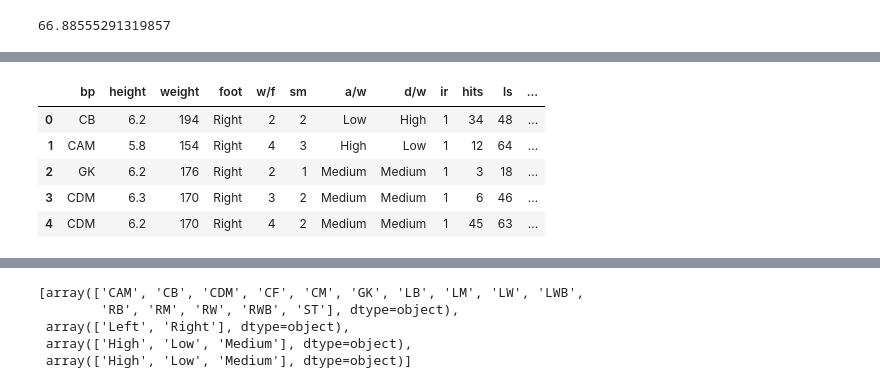
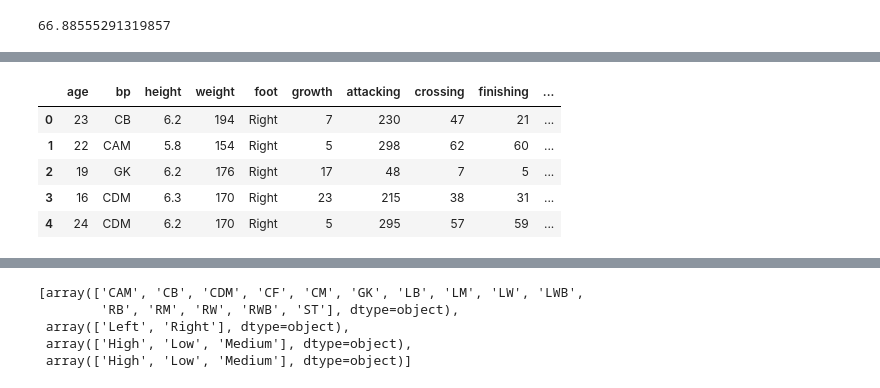
Before and after one commit to lleonrivero/Fifa, a Jupyter notebook: Fifa.ipynb, the cells around one changed output, grey strips where cells are left out. Cells and saved outputs as stored; diff of their text form; code cells hidden in the pictures.

```diff
--- a/Fifa.ipynb
+++ b/Fifa.ipynb
@@ -825,9 +633,5 @@ Index(['id', 'name', 'age', 'nationality', 'club', 'bp', 'position',
 # %%
-val = val.drop(['id','loan_date_end', 'gk_diving', 'gk_handling',
-                            'gk_kicking', 'gk_positioning',
-                            'gk_reflexes','defending', 'standing_tackle',
-                            'sliding_tackle', 'acceleration', 'sprint_speed',
-                            'dribbling', 'curve', 'ball_control', 'agility', 'short_passing',
-                            'attacking', 'skill', 'mentality', 'interceptions', 'marking',
-                  'value', 'wage', 'release_clause', 'position', 'name', 'nationality', 'club',
-                  'team_&_contract', 'joined', 'contract'], axis=1)
+val = val.drop(['loan_date_end', 'id','value', 'wage', 'release_clause',
+                  'position', 'name', 'nationality', 'club', 'team_&_contract',
+                  'joined', 'contract'], axis=1)
+val.shape
@@ -911,16 +665,16 @@ X_norm_numval.shape
 # %%
 # Converting column 'height' into numerical.
-catval['height'] = catval['height'].str.replace("'",'.')
-catval['height'] = catval['height'].str.replace('"','')
-catval['height'] = pd.to_numeric(catval['height'], errors='coerce')
+val['height'] = val['height'].str.replace("'",'.')
+val['height'] = val['height'].str.replace('"','')
+val['height'] = pd.to_numeric(val['height'], errors='coerce')
 
 # Converting column 'weight' into numerical.
-catval['weight'] = catval['weight'].str.replace('lbs','')
-catval['weight'] = pd.to_numeric(catval['weight'], errors='coerce')
+val['weight'] = val['weight'].str.replace('lbs','')
+val['weight'] = pd.to_numeric(val['weight'], errors='coerce')
 # %%
-catval['w/f'] = catval['w/f'].str.replace('★','')
-catval['w/f'] = pd.to_numeric(catval['w/f'], errors='coerce') # Convert into numeric
-catval['sm'] = catval['sm'].str.replace('★','')
-catval['sm'] = pd.to_numeric(catval['sm'], errors='coerce') # Convert into numeric
-catval['ir'] = catval['ir'].str.replace('★','')
-catval['ir'] = pd.to_numeric(catval['ir'], errors='coerce') # Convert into numeric
+val['w/f'] = val['w/f'].str.replace('★','')
+val['w/f'] = pd.to_numeric(val['w/f'], errors='coerce') # Convert into numeric
+val['sm'] = val['sm'].str.replace('★','')
+val['sm'] = pd.to_numeric(val['sm'], errors='coerce') # Convert into numeric
+val['ir'] = val['ir'].str.replace('★','')
+val['ir'] = pd.to_numeric(val['ir'], errors='coerce') # Convert into numeric
@@ -936,12 +681,15 @@ catval.head()
 # %%
-for i in catval.columns[10:len(catval.columns)]:
-    catval[i]=catval[i].str.split('+',expand=True)[0]
-catval.head()
+z = ['ls','st','rs','lw','lf','cf','rf','rw',
+     'lam','cam','ram','lm','lcm','cm','rcm','rm',
+     'lwb','ldm','cdm','rdm','rwb','lb','lcb','cb','rcb','rb','gk']
+for i in z:
+    val[i]=val[i].str.split('+',expand=True)[0]
+val.head()
 # %% [output]
-|  | bp | height | weight | foot | w/f | sm | a/w | d/w | ir | hits | ls | ... |
-| 0 | CB | 6.2 | 194 | Right | 2 | 2 | Low | High | 1 | 34 | 48 | ... |
-| 1 | CAM | 5.8 | 154 | Right | 4 | 3 | High | Low | 1 | 12 | 64 | ... |
-| 2 | GK | 6.2 | 176 | Right | 2 | 1 | Medium | Medium | 1 | 3 | 18 | ... |
-| 3 | CDM | 6.3 | 170 | Right | 3 | 2 | Medium | Medium | 1 | 6 | 46 | ... |
-| 4 | CDM | 6.2 | 170 | Right | 4 | 2 | Medium | Medium | 1 | 45 | 63 | ... |
+|  | age | bp | height | weight | foot | growth | attacking | crossing | finishing | ... |
+| 0 | 23 | CB | 6.2 | 194 | Right | 7 | 230 | 47 | 21 | ... |
+| 1 | 22 | CAM | 5.8 | 154 | Right | 5 | 298 | 62 | 60 | ... |
+| 2 | 19 | GK | 6.2 | 176 | Right | 17 | 48 | 7 | 5 | ... |
+| 3 | 16 | CDM | 6.3 | 170 | Right | 23 | 215 | 38 | 31 | ... |
+| 4 | 24 | CDM | 6.2 | 170 | Right | 5 | 295 | 57 | 59 | ... |
 # %%
```
Also changed, not shown: parts of 128 cells of this notebook.
